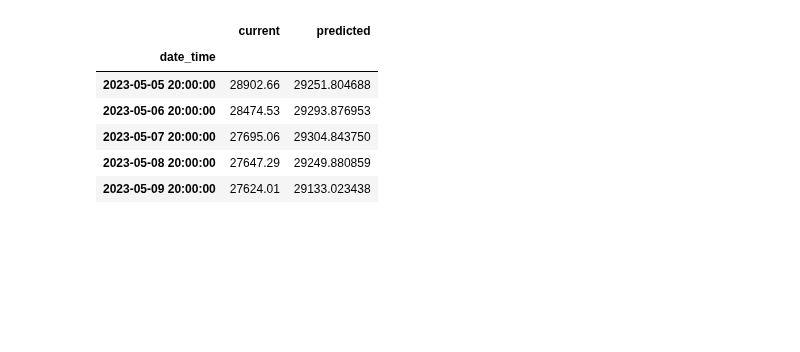
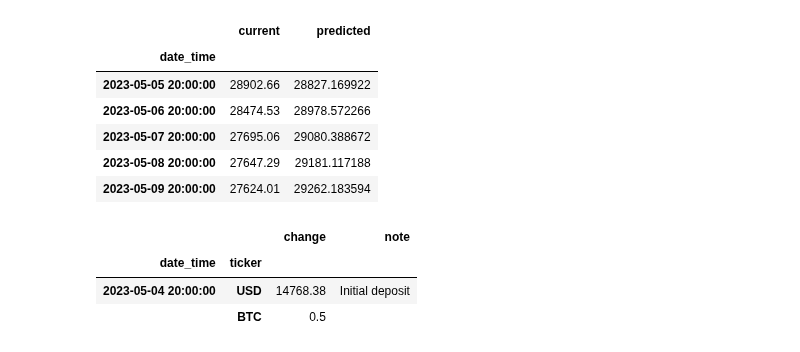
Before and after one commit to ArtemChemist/crypto, a Jupyter notebook: test clases.ipynb, the cells around one changed output. Drawn from its saved outputs; the diff is of its cells as text; code cells hidden in the pictures; blank space fills up the shorter version.

```diff
--- a/test clases.ipynb
+++ b/test clases.ipynb
@@ -94,12 +90,8 @@ class Strategy:
         updated_portfolio = Portfolio()
         return updated_portfolio
 
-    def train_val_split_scale(df, scaler, input_span):
+    def train_val_split_scale(self, df, scaler, input_span):
         len_train = int(0.7*len(df))
-        print(f'len_train {len_train}')
-        len_test = len(df) - len_train
-        last_date_train = df.index[len_train]
-        first_date_val = df.index[len_train+1]
         X = []
         y = []
         scaled_data = scaler.fit_transform(np.array(df['close'].values).reshape(-1,1) )
@@ -108,14 +100,9 @@ class Strategy:
             y.append(scaled_data[x,0])
         X, y = (np.array(X), np.array(y))
         X = np.reshape(X, (X.shape[0], X.shape[1], 1))
-        print(X.shape)
-        print(y.shape)
         train_idx = df.index[input_span:len_train]
         val_index = df.index[len_train:]
         print(f'from {train_idx[0]} to {train_idx[-1]}')
         return X[0:len_train-input_span,:,:], y[0:len_train-input_span], train_idx, X[len_train-input_span:,:,:], y[len_train-input_span:], val_index
-
-    def make_model():
-        return self.model
 # %%
 naive_LSTM = Strategy()
@@ -143,13 +129,13 @@ LSTM2 = Dropout(dropout)(LSTM2)
 
 LSTM3 = LSTM(units = 50, activation='tanh', name = 'LSTM3' )(LSTM2)
 LSTM3 = Dropout(dropout)(LSTM3)
-'''
+
 hidden1 = Dense(hidden_size, activation='relu', name='hidden_layer1')(LSTM3)
 hidden1 = Dropout(dropout)(hidden1)
-'''
+
 
 # Create output layer
-out = Dense(1, activation='linear', name = 'Regression_layer')(LSTM3)
+out = Dense(1, activation='linear', name = 'Regression_layer')(hidden1)
 model = Model(inputs=[input_layer], outputs=out)
 
 
@@ -209,9 +187,9 @@ early_stopping = EarlyStopping(monitor='val_mean_squared_error',
                                mode = "auto",
                                restore_best_weights=True)
 
-model.fit([x_train], y_train,
+naive_LSTM.model.fit([x_train], y_train,
           validation_data=([x_val], y_val),
-          epochs=20, batch_size=8,
+          epochs=20, batch_size=32,
           callbacks=[early_stopping])
 # %% [output]
 Epoch 1/20
@@ -275,7 +251,7 @@ current = {}
 # Given the new data go one time point after another and make predictions
 for x in range(1,len(val_idx)):
     model_input = x_val[x,:,:].reshape(1,input_span,1)                       # Data shaped as input for the model
-    pred_BTC_price = model.predict(model_input, verbose=0)                                # Predict
+    pred_BTC_price = naive_LSTM.model.predict(model_input, verbose=0)                                # Predict
     pred_BTC_price = scaler.inverse_transform(pred_BTC_price)[0][0]                        # Un-scale to get predicted asset price
 
     # Format string for output
@@ -310,8 +286,19 @@ df_to_plot.head()
          [[{{node gradients/split_1_grad/concat/split_1/split_dim}}]]
 |  | current | predicted |
 | date_time |  |  |
-| 2023-05-05 20:00:00 | 28902.66 | 29251.804688 |
-| 2023-05-06 20:00:00 | 28474.53 | 29293.876953 |
-| 2023-05-07 20:00:00 | 27695.06 | 29304.843750 |
-| 2023-05-08 20:00:00 | 27647.29 | 29249.880859 |
-| 2023-05-09 20:00:00 | 27624.01 | 29133.023438 |
+| 2023-05-05 20:00:00 | 28902.66 | 28827.169922 |
+| 2023-05-06 20:00:00 | 28474.53 | 28978.572266 |
+| 2023-05-07 20:00:00 | 27695.06 | 29080.388672 |
+| 2023-05-08 20:00:00 | 27647.29 | 29181.117188 |
+| 2023-05-09 20:00:00 | 27624.01 | 29262.183594 |
+# %%
+first_day = df_to_plot.index[0]-tmpdelta(days=1)
+BTC_price = BTC.history['close'].loc[first_day]
+my_portfolio = Portfolio(first_day, initial_deposit=BTC_price * 0.5)
+my_portfolio.update_transactions(ticker='BTC', qty=0.5, transaction_date=first_day)
+my_portfolio.transactions
+# %% [output]
+|  |  | change | note |
+| date_time | ticker |  |  |
+| 2023-05-04 20:00:00 | USD | 14768.38 | Initial deposit |
+|  | BTC | 0.5 |  |
```
Also changed, not shown: parts of 11 cells of this notebook, 1 other file.
